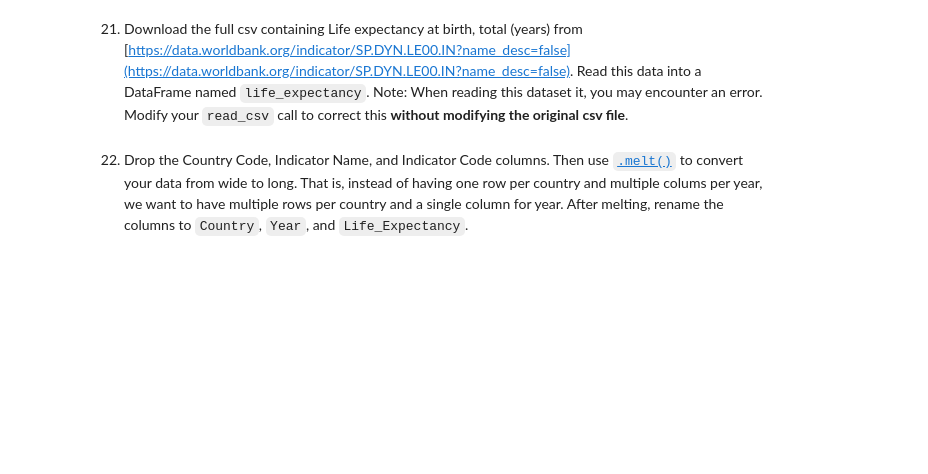
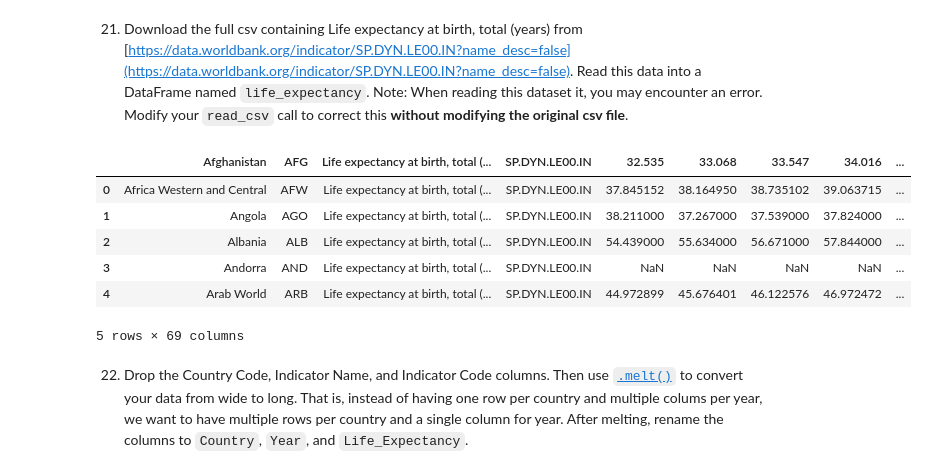
Before and after one commit to nss-data-science-cohort-8/un-exploration-vickitaylor, a Jupyter notebook: notebooks/un_data_exploration.ipynb, the cells around one changed output. Drawn from its saved outputs; the diff is of its cells as text; code cells hidden in the pictures; blank space fills up the shorter version.

```diff
--- a/notebooks/un_data_exploration.ipynb
+++ b/notebooks/un_data_exploration.ipynb
@@ -521,6 +621,17 @@ plt.show()
 [figure]
 # %% [markdown]
 21. Download the full csv containing Life expectancy at birth, total (years) from [https://data.worldbank.org/indicator/SP.DYN.LE00.IN?name_desc=false](https://data.worldbank.org/indicator/SP.DYN.LE00.IN?name_desc=false). Read this data into a DataFrame named `life_expectancy`. Note: When reading this dataset it, you may encounter an error. Modify your `read_csv` call to correct this **without modifying the original csv file**.
+# %%
+life_expectancy = pd.read_csv('../data/life_exp.csv', header = 5)
+life_expectancy.head()
+# %% [output]
+|  | Afghanistan | AFG | Life expectancy at birth, total (... | SP.DYN.LE00.IN | 32.535 | 33.068 | 33.547 | 34.016 | ... |
+| 0 | Africa Western and Central | AFW | Life expectancy at birth, total (... | SP.DYN.LE00.IN | 37.845152 | 38.164950 | 38.735102 | 39.063715 | ... |
+| 1 | Angola | AGO | Life expectancy at birth, total (... | SP.DYN.LE00.IN | 38.211000 | 37.267000 | 37.539000 | 37.824000 | ... |
+| 2 | Albania | ALB | Life expectancy at birth, total (... | SP.DYN.LE00.IN | 54.439000 | 55.634000 | 56.671000 | 57.844000 | ... |
+| 3 | Andorra | AND | Life expectancy at birth, total (... | SP.DYN.LE00.IN | NaN | NaN | NaN | NaN | ... |
+| 4 | Arab World | ARB | Life expectancy at birth, total (... | SP.DYN.LE00.IN | 44.972899 | 45.676401 | 46.122576 | 46.972472 | ... |
+5 rows × 69 columns
 # %% [markdown]
 22. Drop the Country Code, Indicator Name, and Indicator Code columns. Then use [`.melt()`](https://pandas.pydata.org/docs/reference/api/pandas.melt.html) to convert your data from wide to long. That is, instead of having one row per country and multiple colums per year, we want to have multiple rows per country and a single column for year. After melting, rename the columns to `Country`, `Year`, and `Life_Expectancy`.
 # %% [markdown]
```
Also changed, not shown: parts of 14 cells of this notebook.
